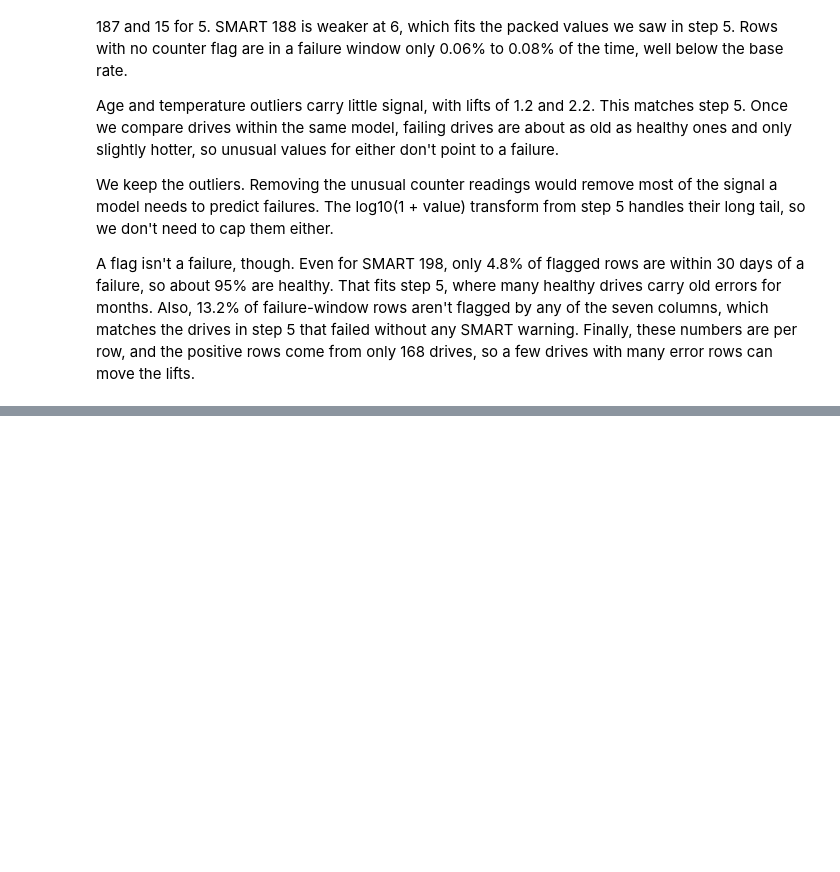
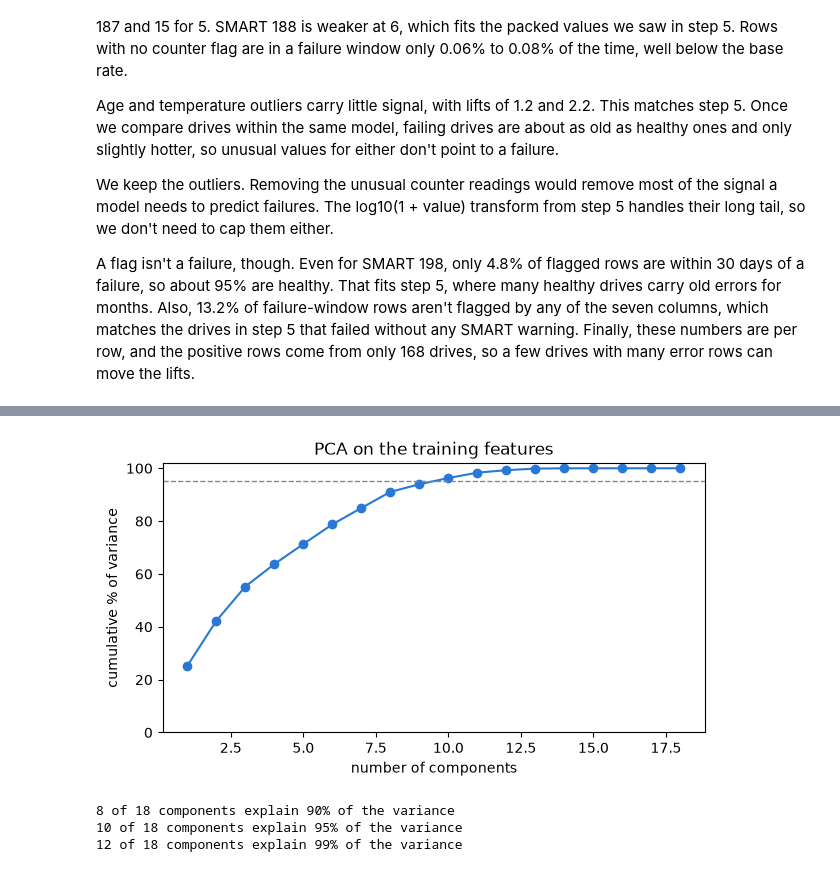
Before and after one commit to matteobombelli/cmpt455-2026-fall-project, a Jupyter notebook: notebooks/EDA_Preprocessing.ipynb, the cells around one changed output, grey strips where cells are left out. Saved outputs shown, nothing was run; the diff lists cells and outputs as text; code cells hidden in the pictures; blank space fills up the shorter version.

```diff
--- a/notebooks/EDA_Preprocessing.ipynb
+++ b/notebooks/EDA_Preprocessing.ipynb
@@ -453,0 +1364,19 @@ A flag isn't a failure, though. Even for SMART 198, only 4.8% of flagged rows ar
+# %%
+final = con.sql("SELECT * FROM '../data/train_encoded.parquet'").df()
+FEATURES = [c for c in final.columns if c.startswith(("smart_", "model_", "datacenter_"))]
+
+cum = np.cumsum(PCA().fit(final[FEATURES]).explained_variance_ratio_)
+fig, ax = plt.subplots(figsize=(7, 3.5))
+ax.plot(range(1, len(cum) + 1), 100 * cum, marker="o", color=COLORS[0])
+ax.axhline(95, color="#898781", ls="--", lw=1)
+ax.set(xlabel="number of components", ylabel="cumulative % of variance",
+       title="PCA on the training features", ylim=(0, 102))
+plt.show()
+
+for share in (0.90, 0.95, 0.99):
+    print(f"{int(np.argmax(cum >= share)) + 1} of {len(FEATURES)} components explain {share:.0%} of the variance")
+# %% [output]
+[figure, added]
+8 of 18 components explain 90% of the variance
+10 of 18 components explain 95% of the variance
+12 of 18 components explain 99% of the variance
```
Also changed, not shown: parts of 51 cells of this notebook.
